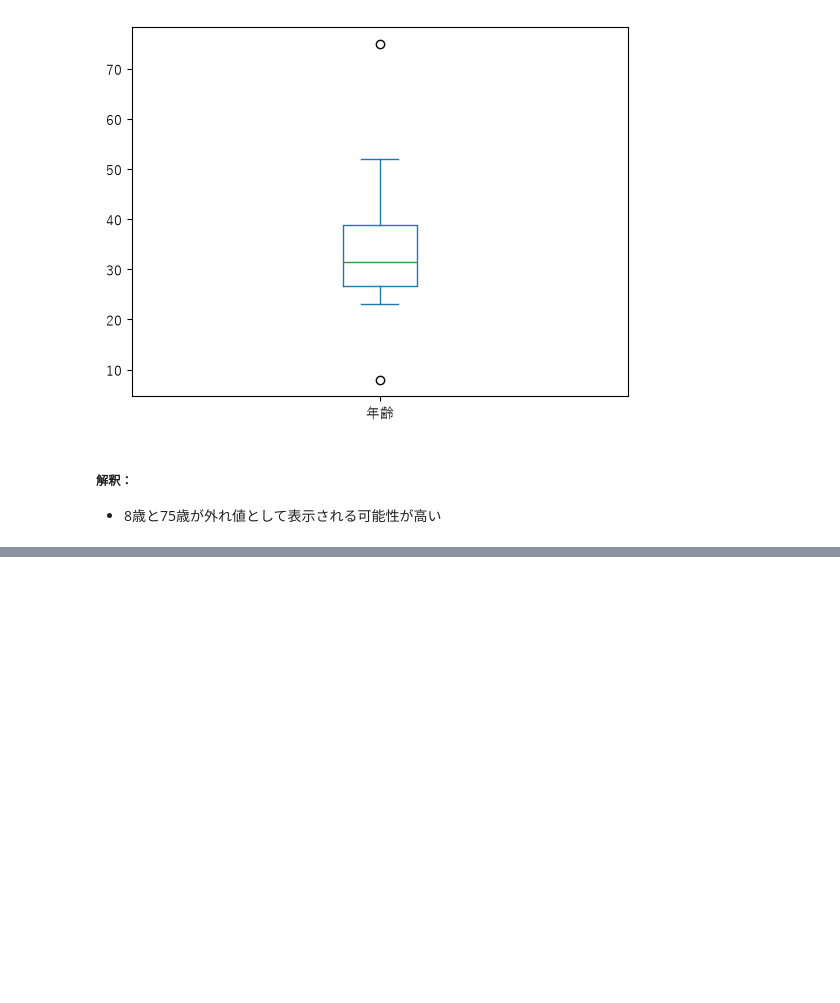
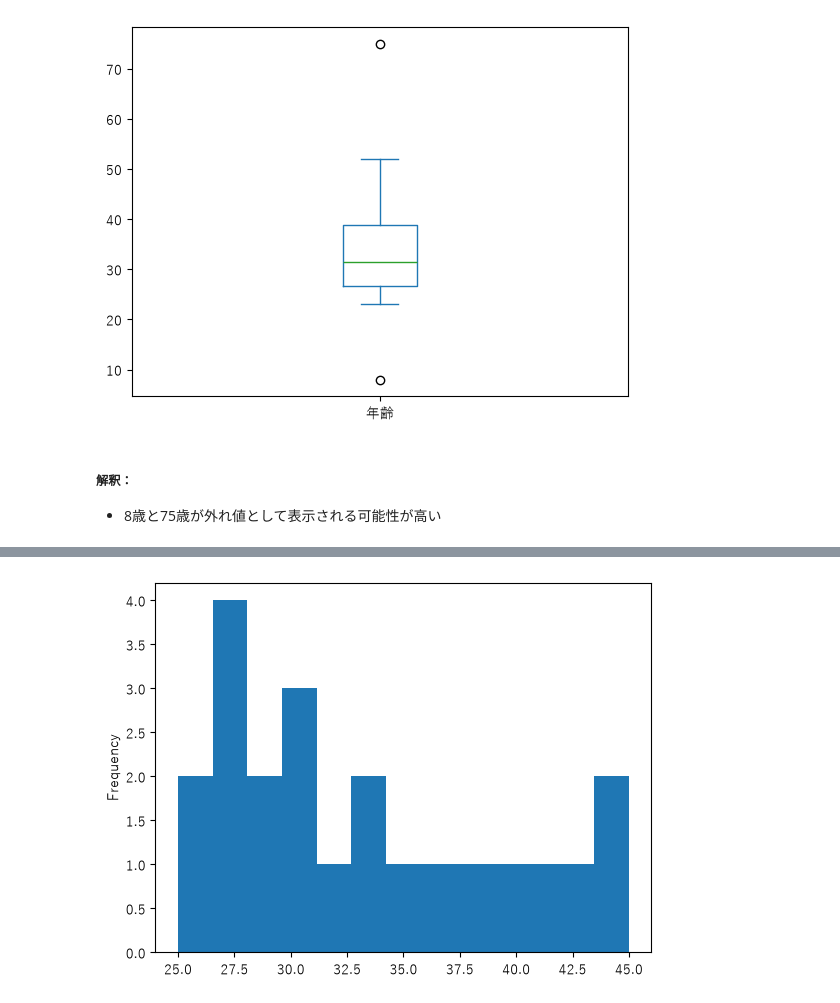
Before and after one commit to KaiLynn99/python_alone, a Jupyter notebook: 2026 9月/9.11 (59日目)/17. データ探索 - 構造化データの可視化：変数の数による分類.ipynb, the cells around one changed output, grey strips where cells are left out. Saved outputs shown, nothing was run; the diff lists cells and outputs as text; code cells hidden in the pictures; blank space fills up the shorter version.

```diff
--- a/2026 9月/9.11 (59日目)/17. データ探索 - 構造化データの可視化：変数の数による分類.ipynb
+++ b/2026 9月/9.11 (59日目)/17. データ探索 - 構造化データの可視化：変数の数による分類.ipynb
@@ -263,0 +392,5 @@ age_series.plot(kind="box");
+# %%
+# 年齢の分布をヒストグラムで確認
+df["年齢"].plot(kind="hist", bins=13);
+# %% [output]
+[figure, added]
```
Also changed, not shown: parts of 10 cells of this notebook.
